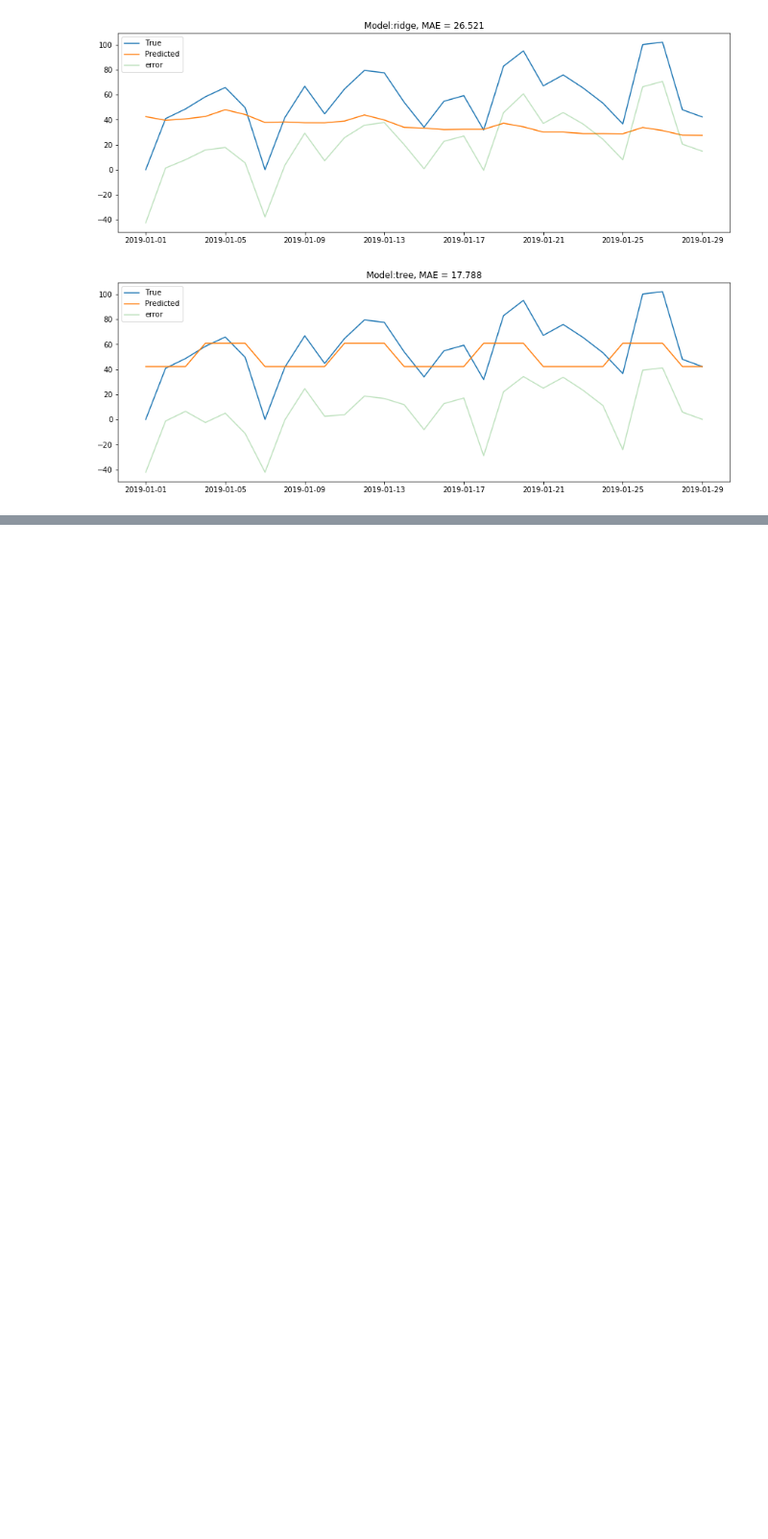
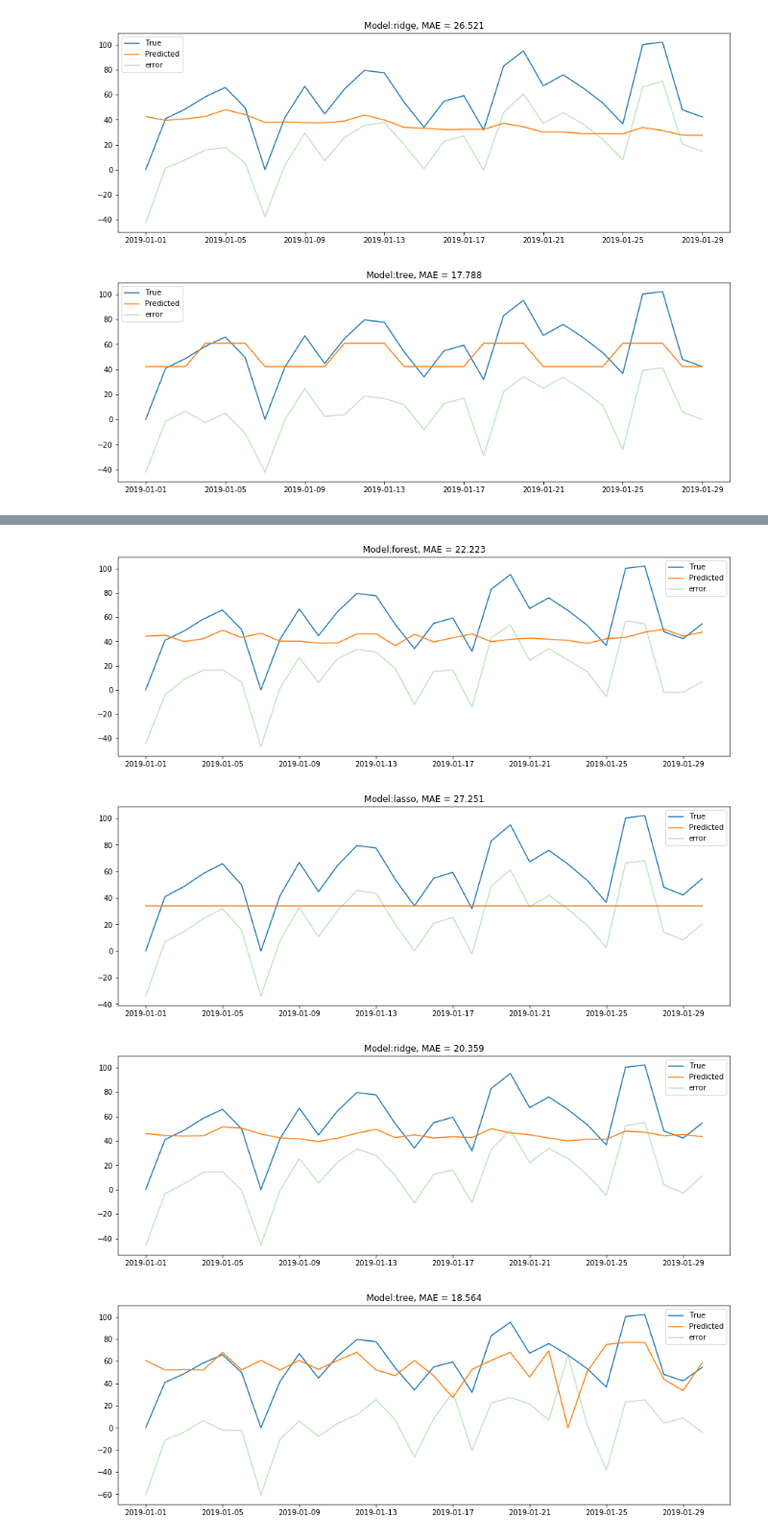
Before and after one commit to VinGeorge/Time-series-projects, a Jupyter notebook: sales prediction.ipynb, the cells around one changed output, grey strips where cells are left out. Shown at 96% size. Drawn from its saved outputs; the diff is of its cells as text; code cells hidden in the pictures; blank space fills up the shorter version.

```diff
--- a/sales prediction.ipynb
+++ b/sales prediction.ipynb
@@ -414,0 +433,30 @@ predicted_values.iloc[-30:]
+# %%
+def forecast_maker_K(models, data, n_steps, windows, lag_start, lag_end):
+
+    'Функция просит на вход df с датами в части индексов и минимум 16 значениями из трейна для формирования фичей'
+
+    df = create_dates(data, n_steps) #создаем новые даты
+
+    x_features = scaler(create_dummies(create_features_K(create_dates(data, n_steps), windows, lag_start, lag_end)))
+
+    df = pd.DataFrame(index=x_features.iloc[-n_steps:].index)
+
+    for model in models.items(): #итерируемся по всем моделям
+
+        df[model[0]] = np.nan
+        df[model[0]] = model[1].predict(x_features.iloc[-n_steps:])
+
+    return df
+# %%
+predicted_values_K = forecast_maker_K(models, df_train, n_steps=30, windows=lags, lag_start=30, lag_end=40)
+# %%
+for model in models.items():
+    model_to_chart(y=df_test.loc[:'2019-01-30'].values.ravel(),
+                y_pred= predicted_values_K[model[0]].values,
+                index = predicted_values_K.index,
+                model_name=model[0])
+# %% [output]
+[figure, added]
+[figure, added]
+[figure, added]
+[figure, added]
```
Also changed, not shown: parts of 14 cells of this notebook.
